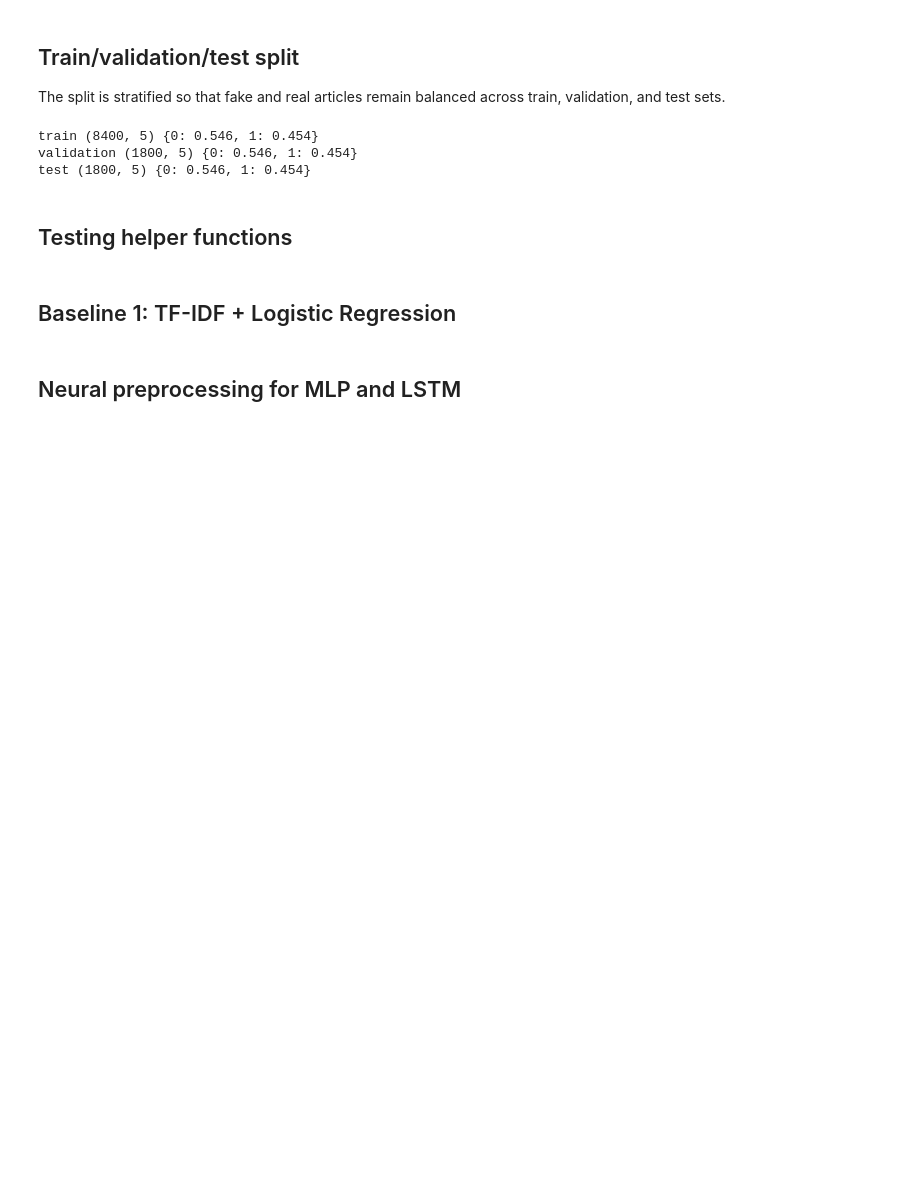
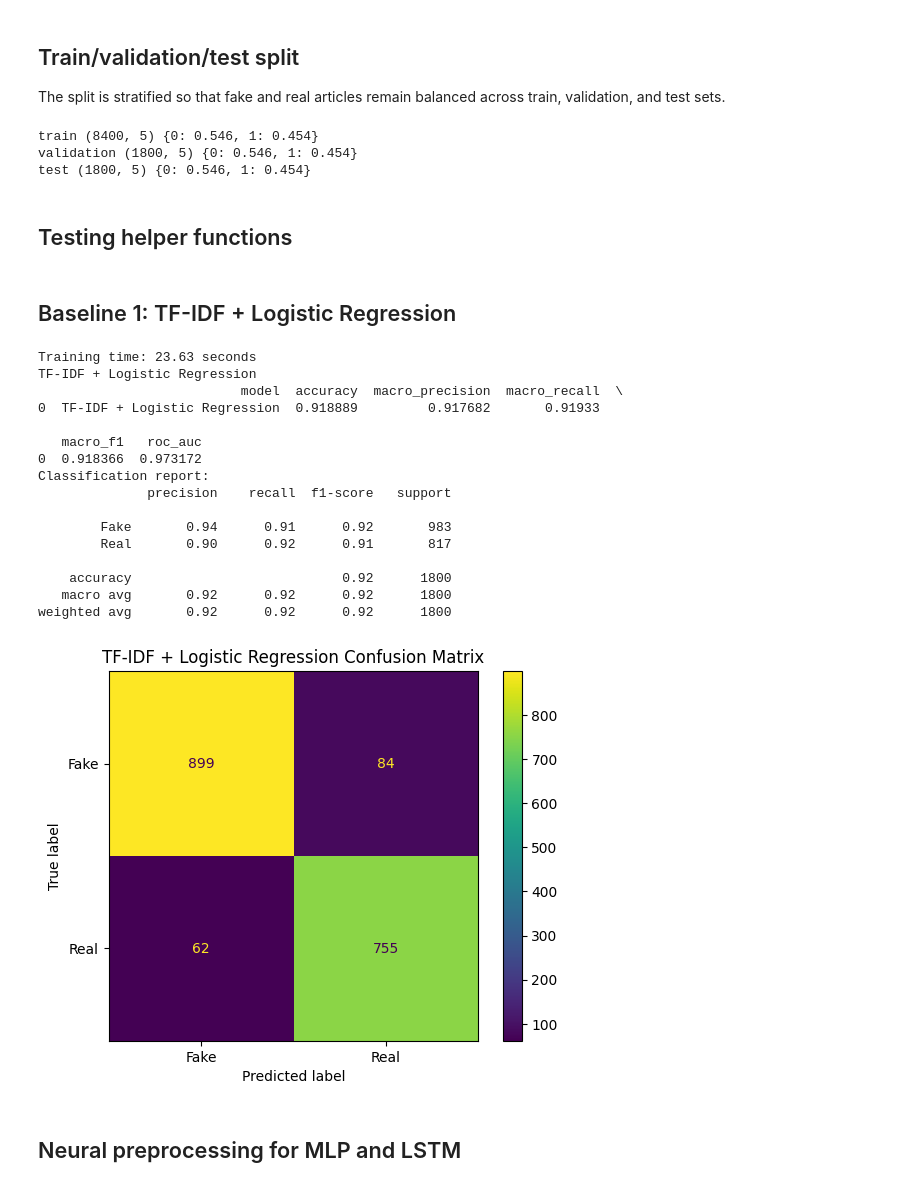
Before and after one commit to vdreddy567/COMP690, a Jupyter notebook: COMP_690_AH2_Final_Draft.ipynb, the cells around one changed output. Cells and saved outputs as stored; diff of their text form; code cells hidden in the pictures; blank space fills up the shorter version.

Commit message:
TF-IDF + Logistic Regression

```diff
--- a/COMP_690_AH2_Final_Draft.ipynb
+++ b/COMP_690_AH2_Final_Draft.ipynb
@@ -252,3 +250,42 @@ def plot_confusion(y_true, y_pred, title):
+# %%
+tfidf_lr = Pipeline([
+    ('tfidf', TfidfVectorizer(
+        max_features=50000,
+        ngram_range=(1,2),
+        min_df=2,
+        max_df=0.95,
+        stop_words='english'
+    )),
+    ('clf', LogisticRegression(max_iter=1000, class_weight='balanced', random_state=SEED))
+])
+
+start = time.time()
+tfidf_lr.fit(train_df['combined_text'], train_df['label'])
+print('Training time:', round(time.time() - start, 2), 'seconds')
+
+lr_pred = tfidf_lr.predict(test_df['combined_text'])
+lr_proba = tfidf_lr.predict_proba(test_df['combined_text'])[:,1]
+evaluate_predictions('TF-IDF + Logistic Regression', test_df['label'], lr_pred, lr_proba)
+plot_confusion(test_df['label'], lr_pred, 'TF-IDF + Logistic Regression Confusion Matrix')
+prediction_store['TF-IDF + Logistic Regression'] = lr_pred
+# %% [output]
+Training time: 23.63 seconds
+TF-IDF + Logistic Regression
+                          model  accuracy  macro_precision  macro_recall  \
+0  TF-IDF + Logistic Regression  0.918889         0.917682       0.91933
+
+   macro_f1   roc_auc
+0  0.918366  0.973172
+Classification report:
+              precision    recall  f1-score   support
+
+        Fake       0.94      0.91      0.92       983
+        Real       0.90      0.92      0.91       817
+
+    accuracy                           0.92      1800
+   macro avg       0.92      0.92      0.92      1800
+weighted avg       0.92      0.92      0.92      1800
+[figure, added]
 # %% [markdown]
 ## Neural preprocessing for MLP and LSTM
 # %%
```
Also changed, not shown: parts of 1 cell of this notebook.
